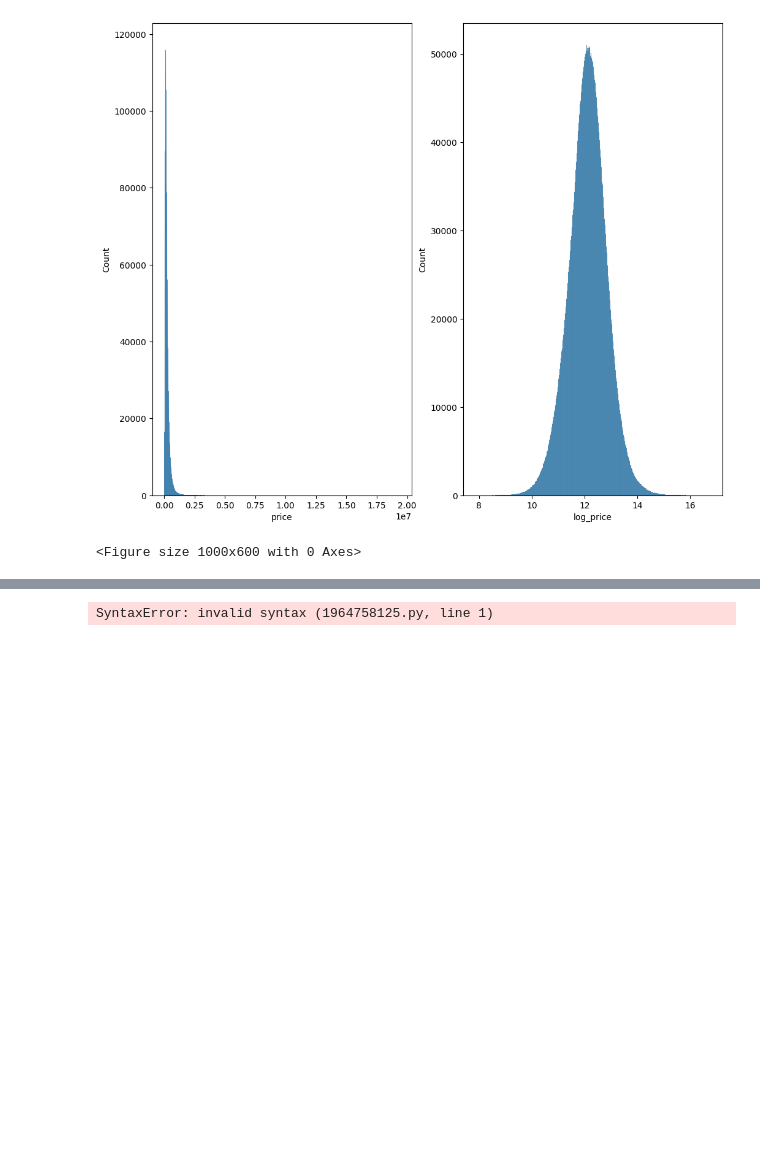
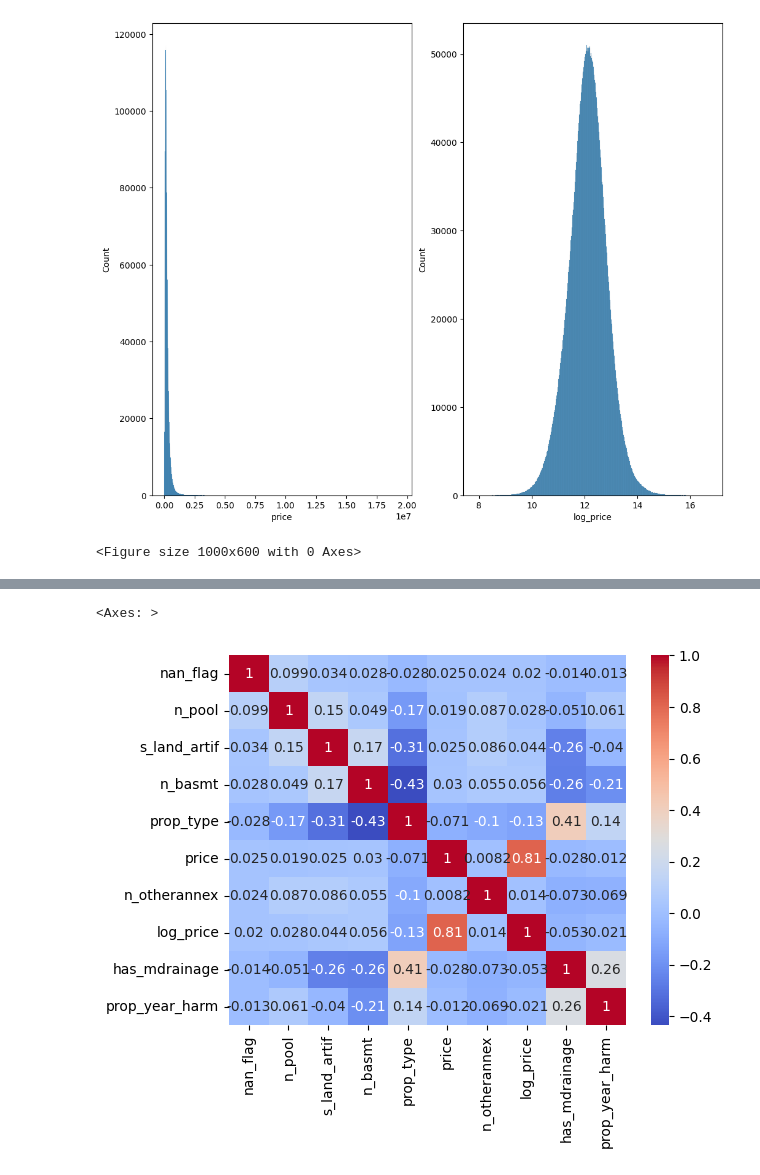
Before and after one commit to ruus77/FunathonDay1, a Jupyter notebook: EDA.ipynb, the cells around one changed output, grey strips where cells are left out. Saved outputs shown, nothing was run; the diff lists cells and outputs as text; code cells hidden in the pictures; blank space fills up the shorter version.

```diff
--- a/EDA.ipynb
+++ b/EDA.ipynb
@@ -80,6 +65,17 @@ for i, col in enumerate(["price", "log_price"]):
 # %%
 data["nan_flag"] = data.isnull().any(axis=1).astype(int)
 # %%
-data.nan_flag
+corr = data.select_dtypes(include="number").corr().apply(np.abs)
+
+corr_nan = corr["nan_flag"].sort_values(ascending=False)
+
+top_cols = corr_nan.abs().sort_values(ascending=False).head(10).index
+
+sns.heatmap(
+    data=data[top_cols].corr(),
+    annot=True,
+    cmap="coolwarm"
+)
 # %% [output]
-SyntaxError: invalid syntax (1964758125.py, line 1)
+<Axes: >
+[figure, added]
```
Also changed, not shown: parts of 3 cells of this notebook.
